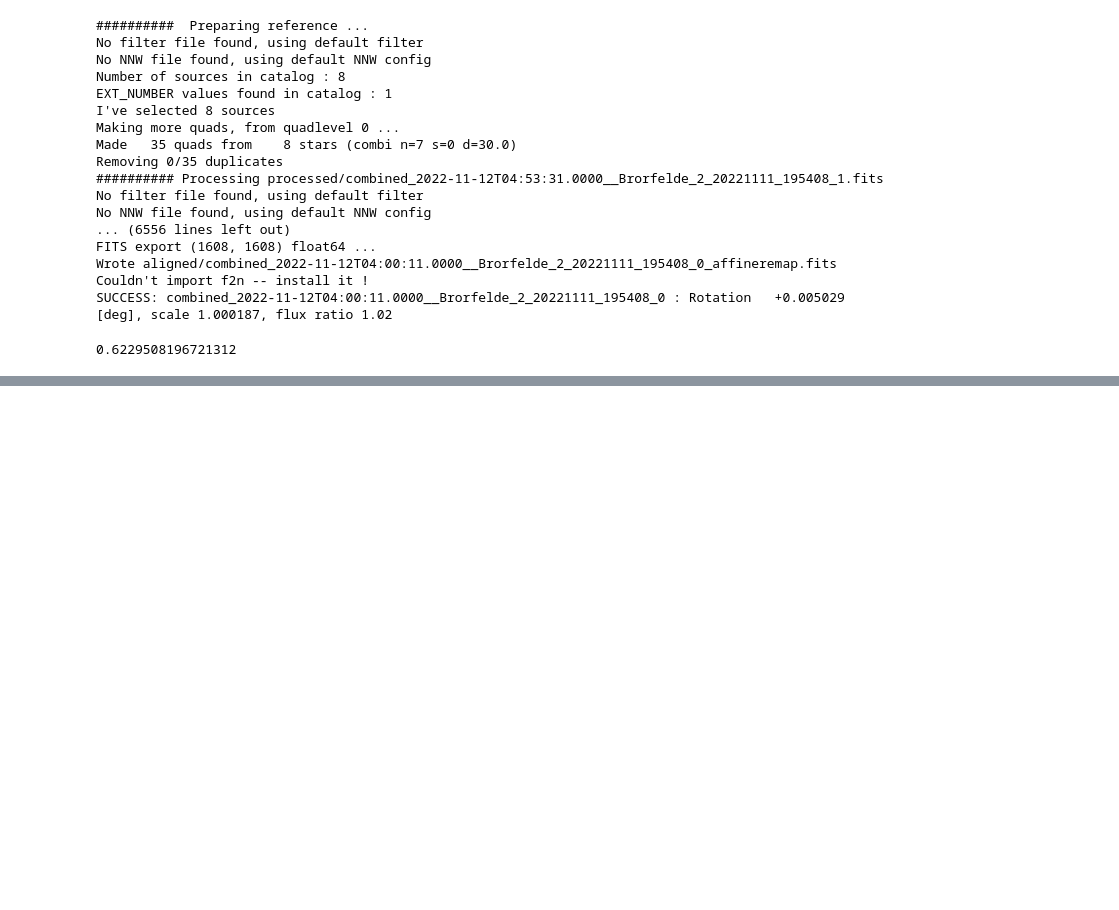
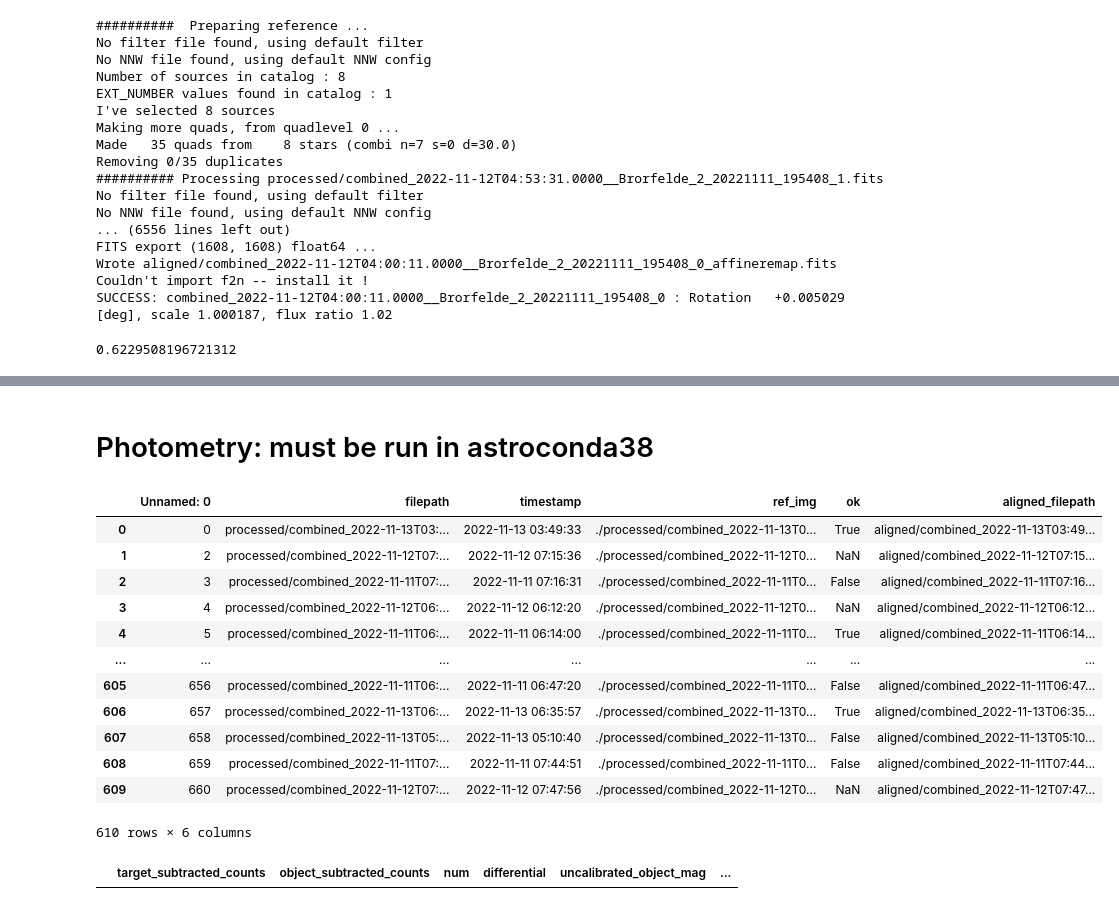
Before and after one commit to mkzeender/astrophysics-brorfelde, a Jupyter notebook: project.ipynb, the cells around one changed output, grey strips where cells are left out. Cells and saved outputs as stored; diff of their text form; code cells hidden in the pictures; blank space fills up the shorter version.

```diff
--- a/project.ipynb
+++ b/project.ipynb
@@ -206,0 +198,2 @@ imgs.to_csv('img_master_spreadsheet.csv')
+# %% [markdown]
+# Photometry: must be run in astroconda38
@@ -206,0 +209,50 @@ imgs.to_csv('img_master_spreadsheet.csv')
+# %%
+imgs = pd.read_csv('img_master_spreadsheet.csv')
+
+imgs['timestamp'] = imgs['timestamp'].apply(parse)
+
+def _get_aligned_img_path(fp: str):
+    return str(Path('./aligned/').joinpath(Path(fp).name.rstrip('.fits') + '_affineremap.fits'))
+
+imgs['aligned_filepath'] = imgs['filepath'].apply(_get_aligned_img_path)
+
+okay = imgs['ok'] == True
+
+imgs
+# PLEASE RUN THE FILTER CELL AFTER THIS (see above)
+# %% [output]
+|  | Unnamed: 0 | filepath | timestamp | ref_img | ok | aligned_filepath |
+| 0 | 0 | processed/combined_2022-11-13T03:... | 2022-11-13 03:49:33 | ./processed/combined_2022-11-13T0... | True | aligned/combined_2022-11-13T03:49... |
+| 1 | 2 | processed/combined_2022-11-12T07:... | 2022-11-12 07:15:36 | ./processed/combined_2022-11-12T0... | NaN | aligned/combined_2022-11-12T07:15... |
+| 2 | 3 | processed/combined_2022-11-11T07:... | 2022-11-11 07:16:31 | ./processed/combined_2022-11-11T0... | False | aligned/combined_2022-11-11T07:16... |
+| 3 | 4 | processed/combined_2022-11-12T06:... | 2022-11-12 06:12:20 | ./processed/combined_2022-11-12T0... | NaN | aligned/combined_2022-11-12T06:12... |
+| 4 | 5 | processed/combined_2022-11-11T06:... | 2022-11-11 06:14:00 | ./processed/combined_2022-11-11T0... | True | aligned/combined_2022-11-11T06:14... |
+| ... | ... | ... | ... | ... | ... | ... |
+| 605 | 656 | processed/combined_2022-11-11T06:... | 2022-11-11 06:47:20 | ./processed/combined_2022-11-11T0... | False | aligned/combined_2022-11-11T06:47... |
+| 606 | 657 | processed/combined_2022-11-13T06:... | 2022-11-13 06:35:57 | ./processed/combined_2022-11-13T0... | True | aligned/combined_2022-11-13T06:35... |
+| 607 | 658 | processed/combined_2022-11-13T05:... | 2022-11-13 05:10:40 | ./processed/combined_2022-11-13T0... | False | aligned/combined_2022-11-13T05:10... |
+| 608 | 659 | processed/combined_2022-11-11T07:... | 2022-11-11 07:44:51 | ./processed/combined_2022-11-11T0... | False | aligned/combined_2022-11-11T07:44... |
+| 609 | 660 | processed/combined_2022-11-12T07:... | 2022-11-12 07:47:56 | ./processed/combined_2022-11-12T0... | NaN | aligned/combined_2022-11-12T07:47... |
+610 rows × 6 columns
+# %%
+%matplotlib tk
+
+do_photometry_with_timestamps(
+    imgs[okay][night_2_group_1]['aligned_filepath'],
+
+    start_object_x=651,
+    start_object_y=983,
+    start_object_t='2022-11-12T02:49:48',
+
+    end_object_x=1088,
+    end_object_y=938,
+    end_object_t='2022-11-12T04:51:31',
+
+    aperture_=15,
+    annulus_inner=25,
+    annulus_outer=45,
+    dry_run=True
+
+)
+# %% [output]
+|  | target_subtracted_counts | object_subtracted_counts | num | differential | uncalibrated_object_mag | ... |
```
Also changed, not shown: parts of 9 cells of this notebook, 1 other file.
